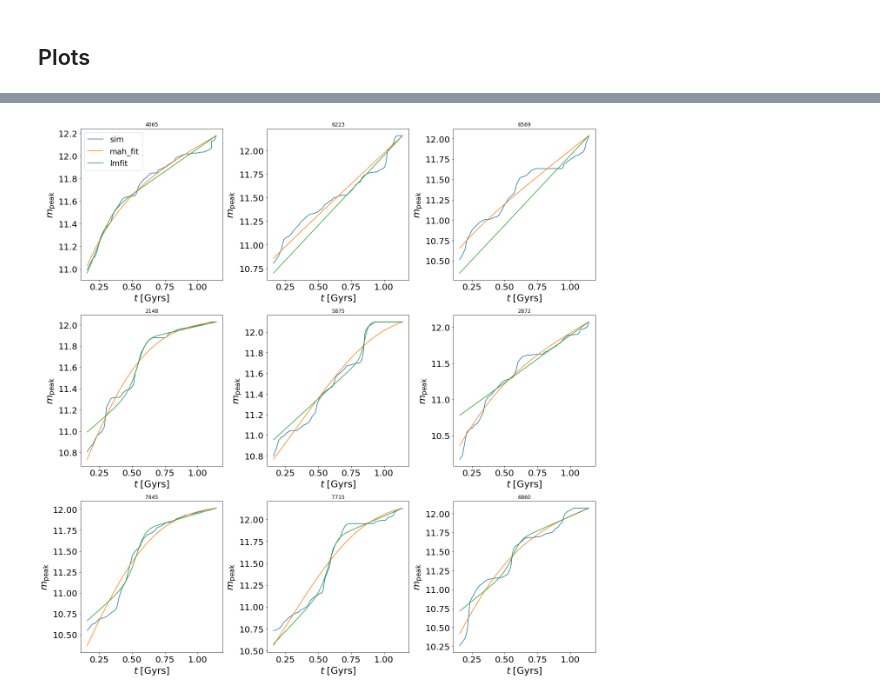
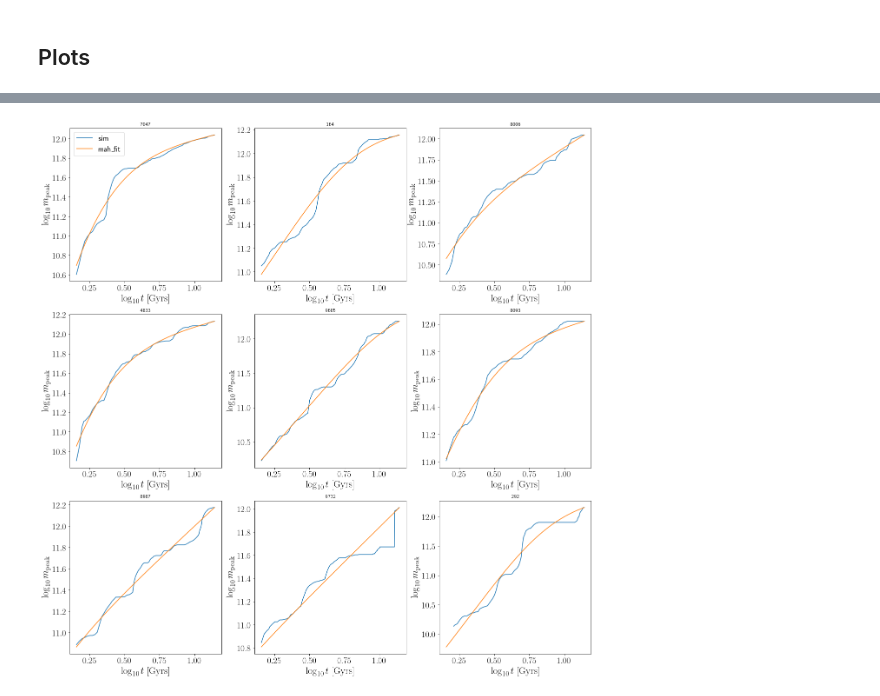
Before and after one commit to ismael-mendoza/nbody-relaxed, a Jupyter notebook: notebooks/exploratory/andrews-fits.ipynb, the cells around one changed output, grey strips where cells are left out. Cells and saved outputs as stored; diff of their text form; code cells hidden in the pictures.

```diff
--- a/notebooks/exploratory/andrews-fits.ipynb
+++ b/notebooks/exploratory/andrews-fits.ipynb
@@ -105,10 +76,0 @@ KeyboardInterrupt:
-# %%
-n_steps = 600
-lma_i = log_mah[2157, :]
-p_init, loss_data = get_loss_data(t, lma_i, log_min_mass)
-_res = jax_adam_wrapper(log_mah_mse_loss_and_grads, p_init, loss_data, n_steps, n_warmup=1)
-p_best, loss, loss_arr, params_arr, fit_terminates = _res
-
-fig, ax = plt.subplots(1, 1)
-__=ax.plot(np.log10(loss_arr))
-plt.axhline(min(np.log10(loss_arr)), ls='--')
@@ -118,2 +77,14 @@ plt.axhline(min(np.log10(loss_arr)), ls='--')
+# %%
+from tqdm import tqdm
+
+fit_params = []
+for ii in tqdm(range(0, 1)):
+    n_steps = 200
+    lma_i = log_mah[ii, :]
+    p_init, loss_data = get_loss_data(t, lma_i, log_min_mass)
+    _res = jax_adam_wrapper(log_mah_mse_loss_and_grads, p_init, loss_data, n_steps, n_warmup=1)
+    p_best, loss, loss_arr, params_arr, fit_terminates = _res
+    fit_params.append(tuple(p_best))
+fit_params = np.array(fit_params)
 # %% [markdown]
 ## Plots
@@ -122,5 +91,7 @@ from relaxed.analysis import inv_softplus
 # %%
-# Here we have p_init = (u_logtc_fit, u_early_fit, u_late_fit)
-pars = np.load('../../output/pbest_9900.npy')
+# params[0] = log10(tau_c)
+# params[1] = ue = U(alpha_early - alpha_late)
+# params[2] = ul = U(late)
+params = np.load('../../output/pbest_diffmah.npy')
 # %%
 plt.figure(figsize=(7,7))
@@ -148,38 +122,34 @@ plt.scatter(pars[:, 1][10**pars[:, 0] > 2], pars[:, 2][10**pars[:, 0]>2], alpha=
-# %%
-log_mah = np.log10(ma_peak * mpeak.reshape(-1, 1))
-log_min_mass = np.log10(100 * 1.35e8)
 # %%
 from diffmah.individual_halo_assembly import _get_early_late
 from diffmah.individual_halo_assembly import _calc_halo_history
 
 
-indices = np.random.randint(0, len(pars), 9)
+indices = np.random.randint(0, len(params), 9)
 fig, axes = plt.subplots(3, 3, figsize=(18, 18))
 
 for ii, (idx, ax) in enumerate(zip(indices, axes.flatten())):
-#     pred = (t/t0)**(alpha_diffmah(t, tc[idx], alpha_early[idx], alpha_late[idx]))
-    logtc, ue, ul = pars[idx, 0], pars[idx, 1], pars[idx, 2]
+    logtc, ue, ul = params[idx, 0], params[idx, 1], params[idx, 2]
 
     p_init, loss_data = get_loss_data(t, log_mah[idx, :], log_min_mass)
     logt_target, log_mah_target, logtmp, k, logmp_fit = loss_data
     early, late = _get_early_late(ue, ul)
 
     logt = np.log10(t)
     dmhdt_fit, log_mah_fit = _calc_halo_history(logt, logt[-1], logmp_fit, logtc, 3.5, early, late)
 
 
-    lmfit_log_mah_fit = np.log10((t/t0)**(alpha_diffmah(t, tau_c2[idx], alpha_early2[idx], alpha_late2[idx])) * mpeak[idx])
+    # lmfit_log_mah_fit = np.log10((t/t0)**(alpha_diffmah(t, tau_c2[idx], alpha_early2[idx], alpha_late2[idx])) * mpeak[idx])
 
 
     ax.plot(logt_target, log_mah_target, label='sim')
     ax.plot(logt, log_mah_fit, label='mah_fit')
-    ax.plot(logt, lmfit_log_mah_fit, label='lmfit')
-    ax.set_xlabel(r"$t \; [\rm Gyrs]$", size=22)
-    ax.set_ylabel(r"$m_{\rm peak}$", size=22)
+    # ax.plot(logt, lmfit_log_mah_fit, label='lmfit')
+    ax.set_xlabel(r"$\log_{10} t \; [\rm Gyrs]$", size=22)
+    ax.set_ylabel(r"$\log_{10} m_{\rm peak}$", size=22)
     ax.set_title(idx)
     if ii == 0:
         ax.legend(prop=dict(size=18), loc='best')
     ax.tick_params(axis='both', labelsize=20)
 plt.tight_layout()
 # %% [output]
-[figure, old version]
+[figure, new version]
```
Also changed, not shown: parts of 12 cells of this notebook, 10 other files.
